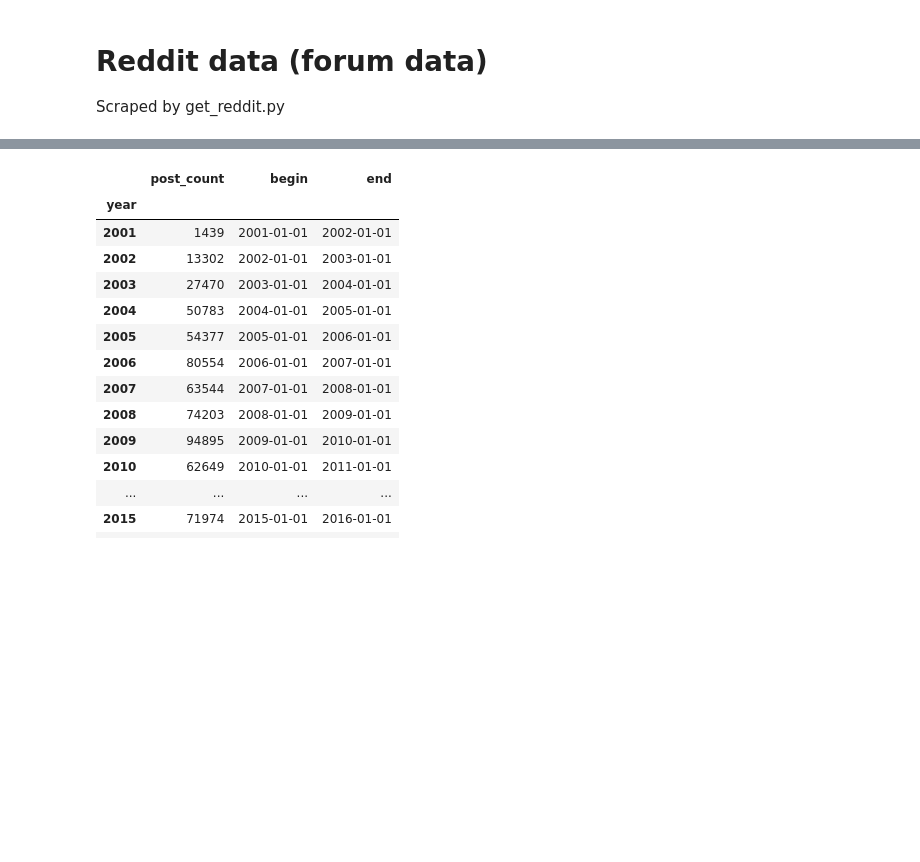
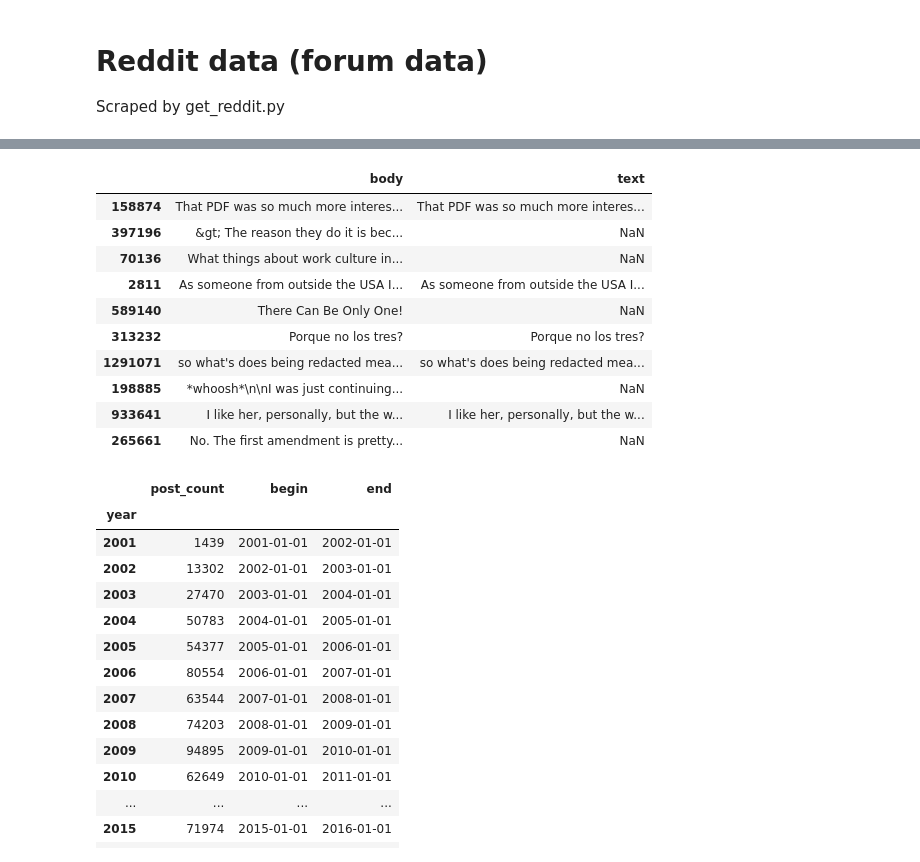
Before and after one commit to michaelmilleryoder/white_supremacist_lang, a Jupyter notebook: jupyter/neutral_data.ipynb, the cells around one changed output, grey strips where cells are left out. Saved outputs shown, nothing was run; the diff lists cells and outputs as text; code cells hidden in the pictures; blank space fills up the shorter version.

```diff
--- a/jupyter/neutral_data.ipynb
+++ b/jupyter/neutral_data.ipynb
@@ -45,3 +36,18 @@ data
+# %%
+pd.set_option('display.max_colwidth', None)
+reddit[['body', 'text']].sample(10)
+# %% [output]
+|  | body | text |
+| 158874 | That PDF was so much more interes... | That PDF was so much more interes... |
+| 397196 | &gt; The reason they do it is bec... | NaN |
+| 70136 | What things about work culture in... | NaN |
+| 2811 | As someone from outside the USA I... | As someone from outside the USA I... |
+| 589140 | There Can Be Only One! | NaN |
+| 313232 | Porque no los tres? | Porque no los tres? |
+| 1291071 | so what's does being redacted mea... | so what's does being redacted mea... |
+| 198885 | *whoosh*\n\nI was just continuing... | NaN |
+| 933641 | I like her, personally, but the w... | I like her, personally, but the w... |
+| 265661 | No. The first amendment is pretty... | NaN |
 # %%
 # Compare with white supremacist dataset
 # Load white supremacist dataset to count posts over time
```
Also changed, not shown: parts of 26 cells of this notebook, 5 other files.
